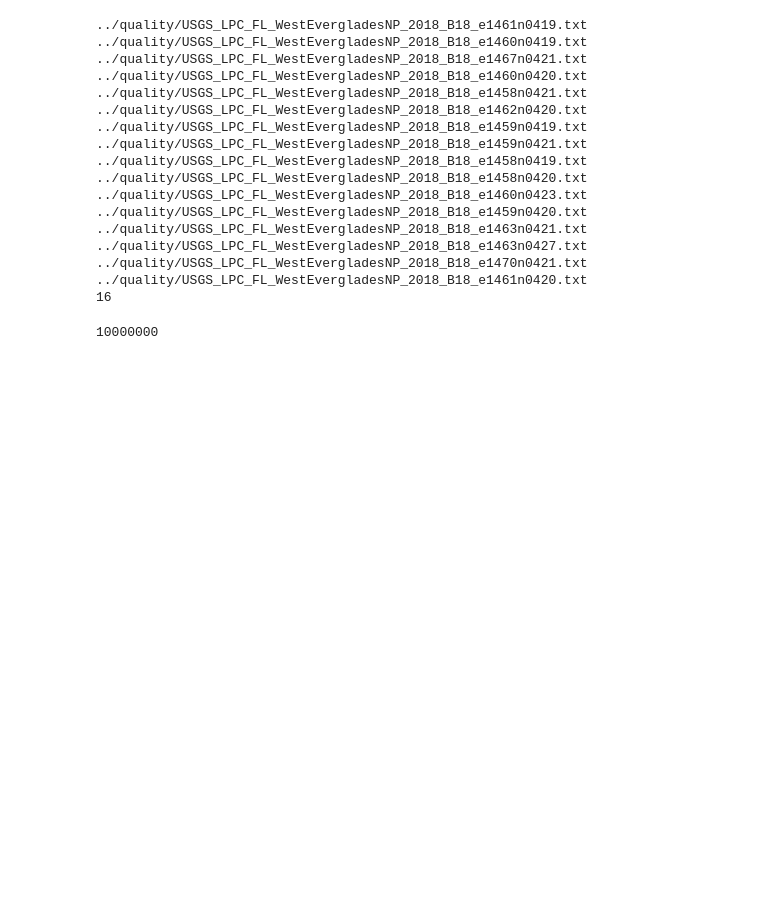
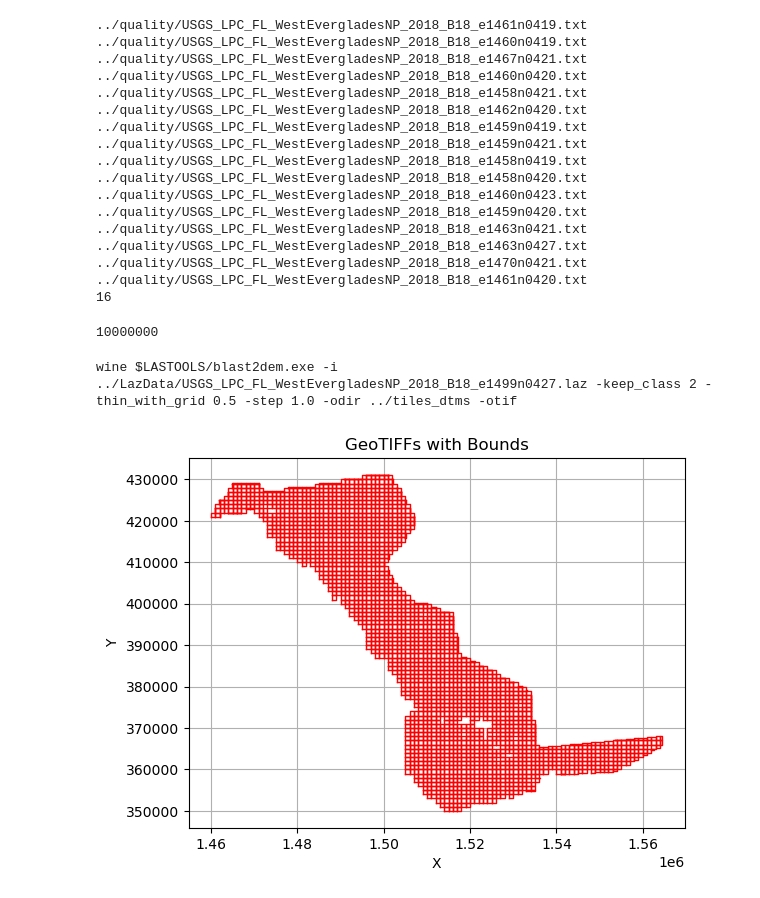
Before and after one commit to linxiongecu/lastool_pipeline, a Jupyter notebook: Test.ipynb, the cells around one changed output. Drawn from its saved outputs; the diff is of its cells as text; code cells hidden in the pictures; blank space fills up the shorter version.

```diff
--- a/Test.ipynb
+++ b/Test.ipynb
@@ -53,0 +82,44 @@ print(n)
+# %%
+dtm_function('../LazData/USGS_LPC_FL_WestEvergladesNP_2018_B18_e1499n0427.laz')
+# %% [output]
+wine $LASTOOLS/blast2dem.exe -i ../LazData/USGS_LPC_FL_WestEvergladesNP_2018_B18_e1499n0427.laz -keep_class 2 -thin_with_grid 0.5 -step 1.0 -odir ../tiles_dtms -otif
+# %%
+# check tif bounds
+import rasterio
+import matplotlib.pyplot as plt
+from rasterio.plot import show
+import glob
+# Define a list of GeoTIFF file paths
+geotiff_files = glob.glob('../result/dtm_transform/*.tif') # Add your GeoTIFF file paths here
+
+# Initialize lists to store bounding box coordinates
+lefts, bottoms, rights, tops = [], [], [], []
+
+# Extract bounding box coordinates for each GeoTIFF
+for file_path in geotiff_files:
+    with rasterio.open(file_path) as src:
+        bounds = src.bounds
+        if bounds.left < 1.4*1e6:
+            print(file_path)
+        lefts.append(bounds.left)
+        bottoms.append(bounds.bottom)
+        rights.append(bounds.right)
+        tops.append(bounds.top)
+
+# # Plot GeoTIFFs
+#
+# for file_path in geotiff_files:
+#     with rasterio.open(file_path) as src:
+#         rasterio.plot.show(src, ax=ax)
+
+fig, ax = plt.subplots()
+# Plot bounding boxes
+for left, bottom, right, top in zip(lefts, bottoms, rights, tops):
+    ax.plot([left, right, right, left, left], [bottom, bottom, top, top, bottom], color='red', linewidth=1)
+ax.set_xlabel('X')
+ax.set_ylabel('Y')
+ax.set_title('GeoTIFFs with Bounds')
+ax.grid(True)
+plt.show()
+# %% [output]
+[figure, added]
```
Also changed, not shown: parts of 2 cells of this notebook, 10 other files.
